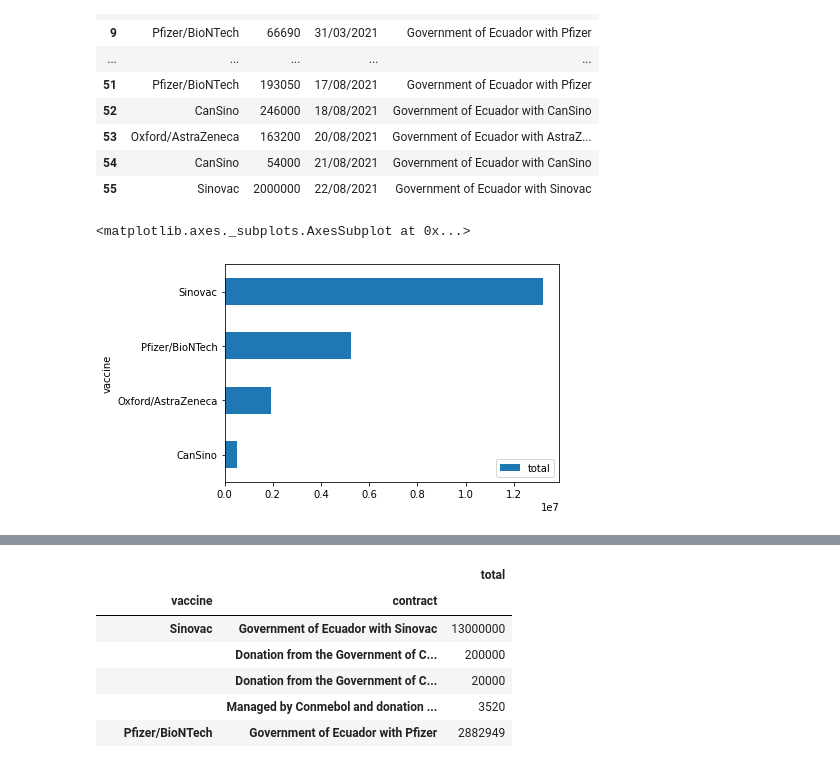
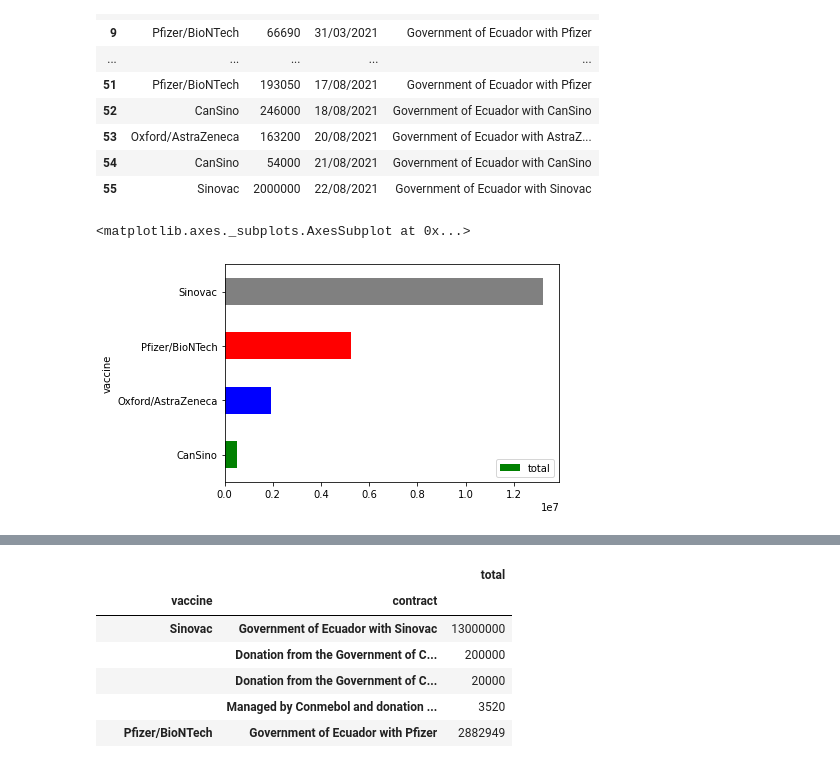
Before and after one commit to gusecuador/tratamientoDatos, a Jupyter notebook: desafio2/TratamientoCovidEcuador.ipynb, the cells around one changed output, grey strips where cells are left out. Drawn from its saved outputs; the diff is of its cells as text; code cells hidden in the pictures.

```diff
--- a/desafio2/TratamientoCovidEcuador.ipynb
+++ b/desafio2/TratamientoCovidEcuador.ipynb
@@ -25,10 +25,10 @@ df
 | 55 | Sinovac | 2000000 | 22/08/2021 | Government of Ecuador with Sinovac |
 # %%
 #Vamos a agrupar por marca de vacuna para graficar
-df.groupby('vaccine')['total'].sum().plot(kind='barh',legend='reverse')
+df.groupby('vaccine')['total'].sum().plot(kind='barh',legend='reverse',color={'red','blue','green','gray'})
 # %% [output]
 <matplotlib.axes._subplots.AxesSubplot at 0x...>
-[figure, old version]
+[figure, new version]
 # %%
 import plotly.express as px
 import matplotlib.pyplot as plt
```
